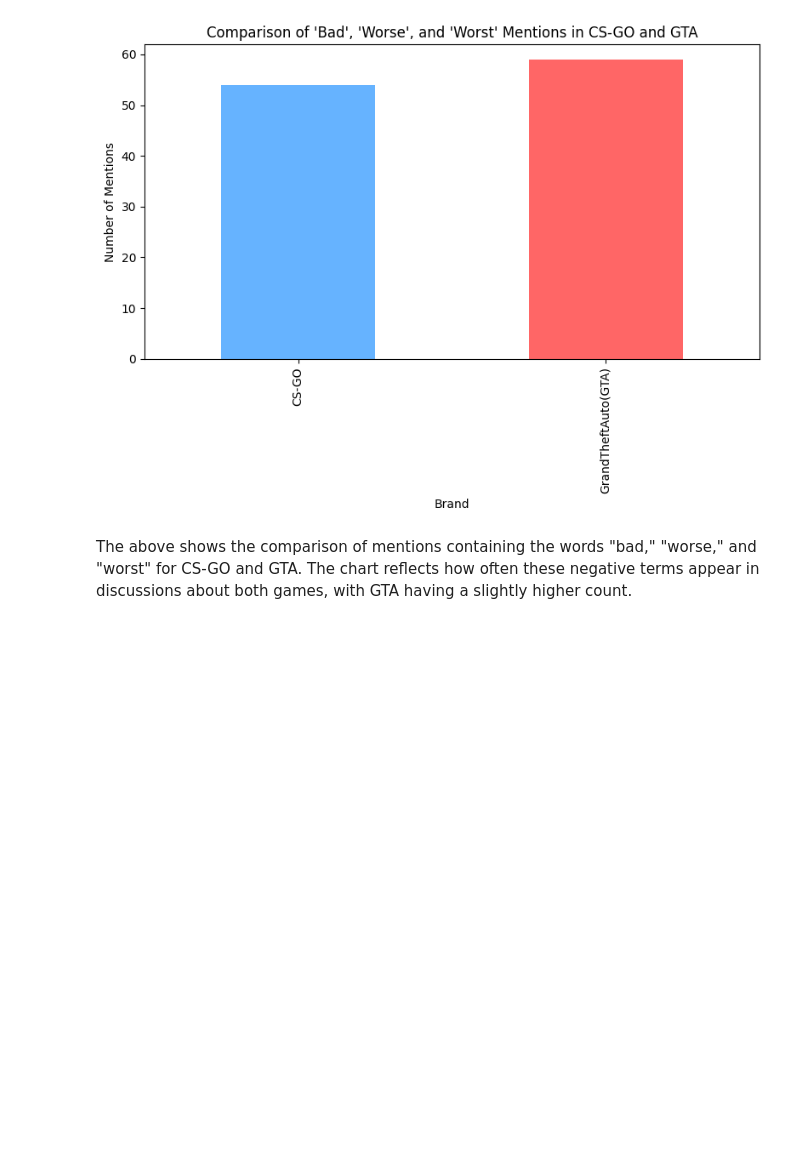
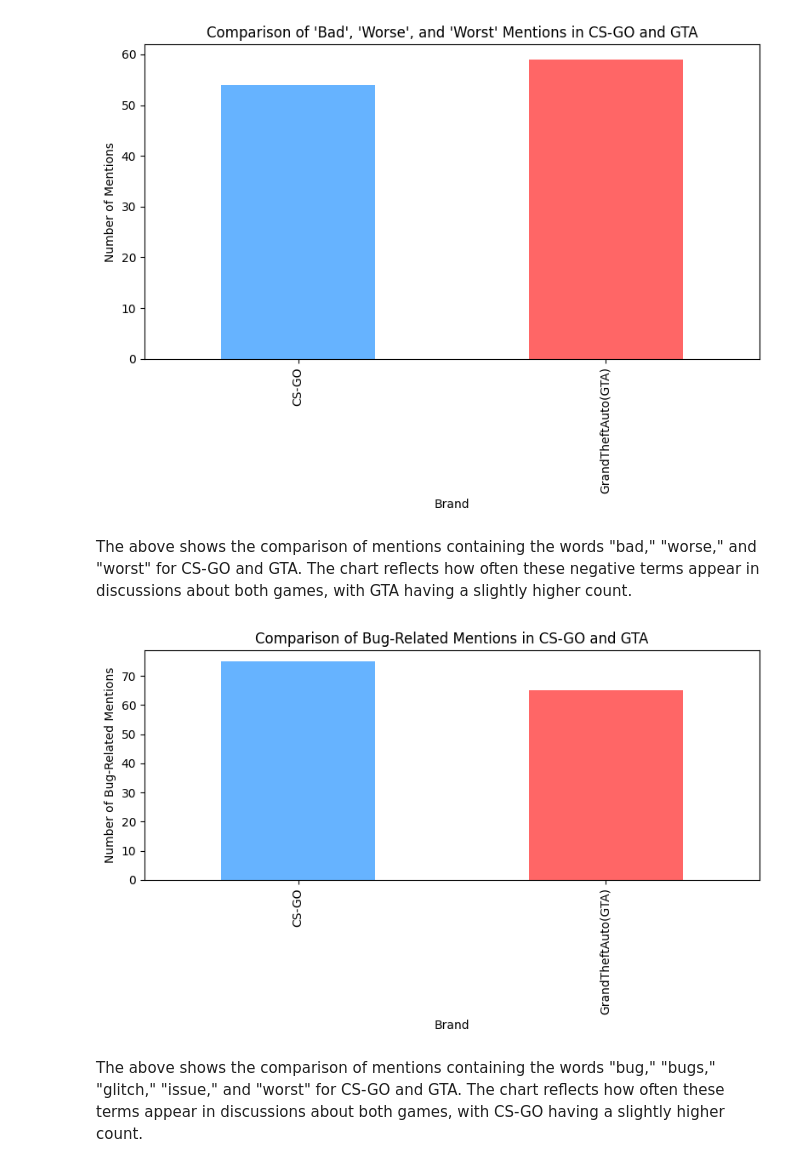
Before and after one commit to Ethan-97/PRODIGY_DS_04, a Jupyter notebook: Task4.ipynb, the cells around one changed output. Saved outputs shown, nothing was run; the diff lists cells and outputs as text; code cells hidden in the pictures; blank space fills up the shorter version.

```diff
--- a/Task4.ipynb
+++ b/Task4.ipynb
@@ -293,3 +293,32 @@ plt.show()
 [figure]
 # %% [markdown]
 The above shows the comparison of mentions containing the words "bad," "worse," and "worst" for CS-GO and GTA. The chart reflects how often these negative terms appear in discussions about both games, with GTA having a slightly higher count.
+# %%
+# Comparing mentions of bug, glitch and similar in CS-GO and GTA
+
+# Filter for mentions containing bug-related keywords: 'bug', 'bugs', 'glitch', 'issue', 'problem'
+bug_related_mentions = csgo_gta_data_combined[
+    csgo_gta_data_combined['Text'].str.contains('bug|bugs|glitch|issue|problem', case = False, na = False)
+]
+
+# Group by Brand to count how often these bug-related terms are mentioned for each game
+bug_mentions_count = bug_related_mentions.groupby('Brand').size()
+
+# Plotting the comparison of bug-related mentions
+plt.figure(figsize = (8, 5))
+
+# Plot the count of bug-related mentions for CS-GO and GTA
+bug_mentions_count.plot(kind = 'bar', color = ['#66b3ff', '#ff6666'])
+
+# Add labels and title
+plt.xlabel('Brand')
+plt.ylabel('Number of Bug-Related Mentions')
+plt.title("Comparison of Bug-Related Mentions in CS-GO and GTA")
+plt.tight_layout()
+
+# Show plot
+plt.show()
+# %% [output]
+[figure, added]
+# %% [markdown]
+The above shows the comparison of mentions containing the words "bug," "bugs," "glitch," "issue," and "worst" for CS-GO and GTA. The chart reflects how often these terms appear in discussions about both games, with CS-GO having a slightly higher count.
```
Also changed, not shown: parts of 1 cell of this notebook.
